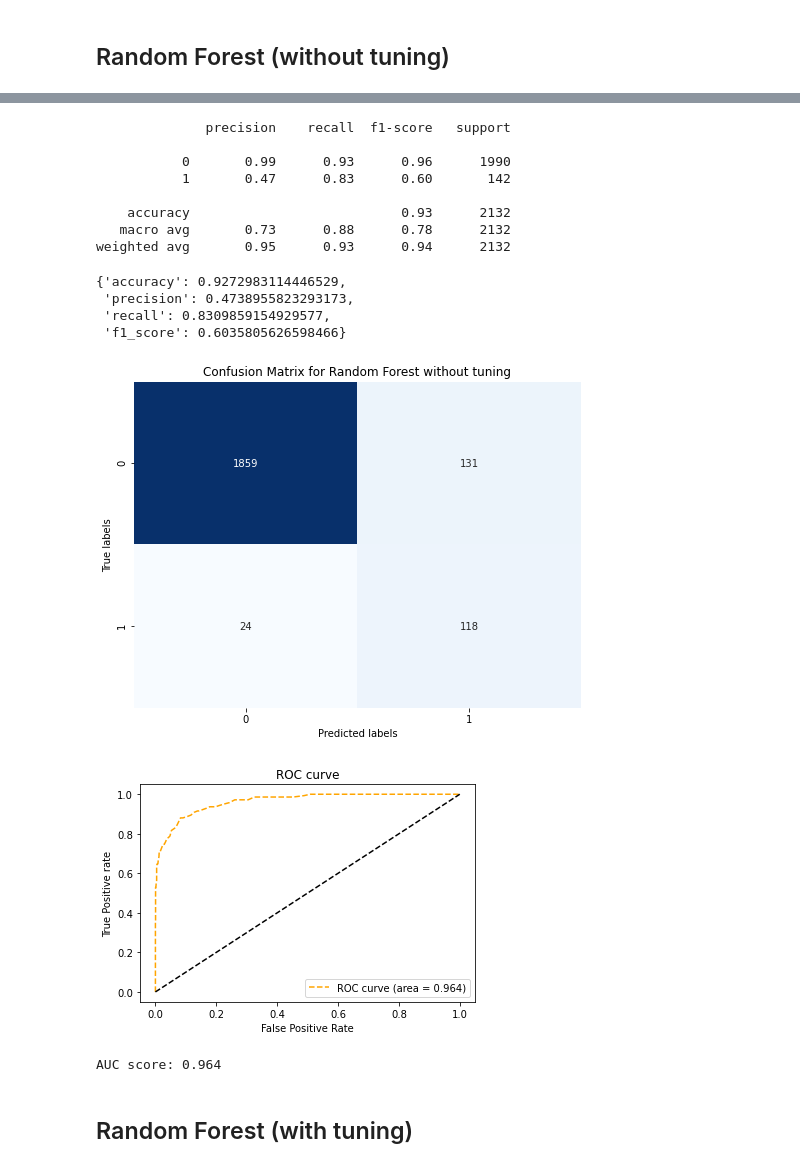
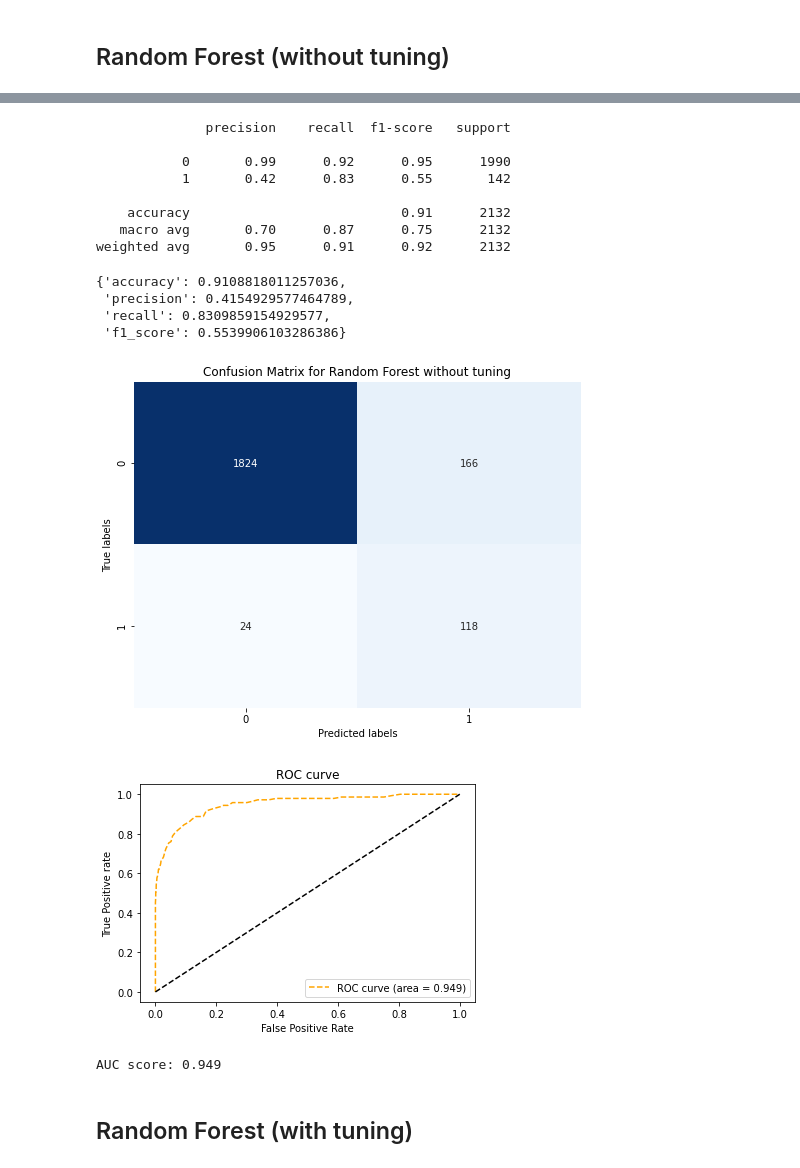
Before and after one commit to cheryltan17/DSA4263-Project, a Jupyter notebook: Models/Models.ipynb, the cells around one changed output, grey strips where cells are left out. Cells and saved outputs as stored; diff of their text form; code cells hidden in the pictures.

```diff
--- a/Models/Models.ipynb
+++ b/Models/Models.ipynb
@@ -70,14 +84,14 @@ Counts of label '0' in training data: 7936
 # %% [markdown]
 ## Resampling
 # %%
-X_train_ros, y_train_ros = Models.resampling_method('Oversampling',X_train,y_train)
+X_train_ros, y_train_ros = Models.resampling_method('Oversampling',X_train_pca,y_train)
 # %% [output]
 Resampled class counts:
 0    7936
 1    7936
 Name: Fraudulent, dtype: int64
 # %%
-X_train_rus, y_train_rus = Models.resampling_method('Undersampling',X_train,y_train)
+X_train_rus, y_train_rus = Models.resampling_method('Undersampling',X_train_pca,y_train)
 # %% [output]
 Resampled class counts:
 0    588
@@ -406,0 +350,12 @@ AUC score: 0.974
+# %%
+best_model_dt = DecisionTreeClassifier(
+    criterion='gini',
+    max_depth=15,
+    min_samples_leaf=1,
+    min_samples_split=5,
+    random_state=4263
+)
+best_model_dt.fit(X_train_rus, y_train_rus)
+y_pred_dt_best = best_model_dt.predict(X_test_pca)
+
+Models.evaluate_model(y_test, y_pred_dt_best, 'Tuned Decision Tree')
@@ -406,0 +421,9 @@ AUC score: 0.974
+# %%
+#train
+model_xgb.fit(X_train_rus, y_train_rus)
+
+#predictions
+y_pred_xgb = model_xgb.predict(X_test_pca)
+
+#evaluations
+Models.evaluate_model(y_test, y_pred_xgb, 'XGBoost')
@@ -434,26 +476,26 @@ AUC score: 0.967
 # %%
 rfc.fit(X_train_rus, y_train_rus)
-y_pred = rfc.predict(X_test)
+y_pred = rfc.predict(X_test_pca)
 Models.evaluate_model(y_test,y_pred,'Random Forest without tuning')
 # %% [output]
               precision    recall  f1-score   support
 
-           0       0.99      0.93      0.96      1990
-           1       0.47      0.83      0.60       142
+           0       0.99      0.92      0.95      1990
+           1       0.42      0.83      0.55       142
 
-    accuracy                           0.93      2132
-   macro avg       0.73      0.88      0.78      2132
-weighted avg       0.95      0.93      0.94      2132
+    accuracy                           0.91      2132
+   macro avg       0.70      0.87      0.75      2132
+weighted avg       0.95      0.91      0.92      2132
-{'accuracy': 0.9272983114446529,
- 'precision': 0.4738955823293173,
+{'accuracy': 0.9108818011257036,
+ 'precision': 0.4154929577464789,
  'recall': 0.8309859154929577,
- 'f1_score': 0.6035805626598466}
+ 'f1_score': 0.5539906103286386}
 [figure]
 # %%
-Models.auc_roc(rfc,'Random Forest without tuning',X_test,y_test)
+Models.auc_roc(rfc,'Random Forest without tuning',X_test_pca,y_test)
 # %% [output]
-[figure, old version]
+[figure, new version]
-AUC score: 0.964
+AUC score: 0.949
 # %% [markdown]
 ## Random Forest (with tuning)
 # %%
```
Also changed, not shown: parts of 82 cells of this notebook, 1 other file.
